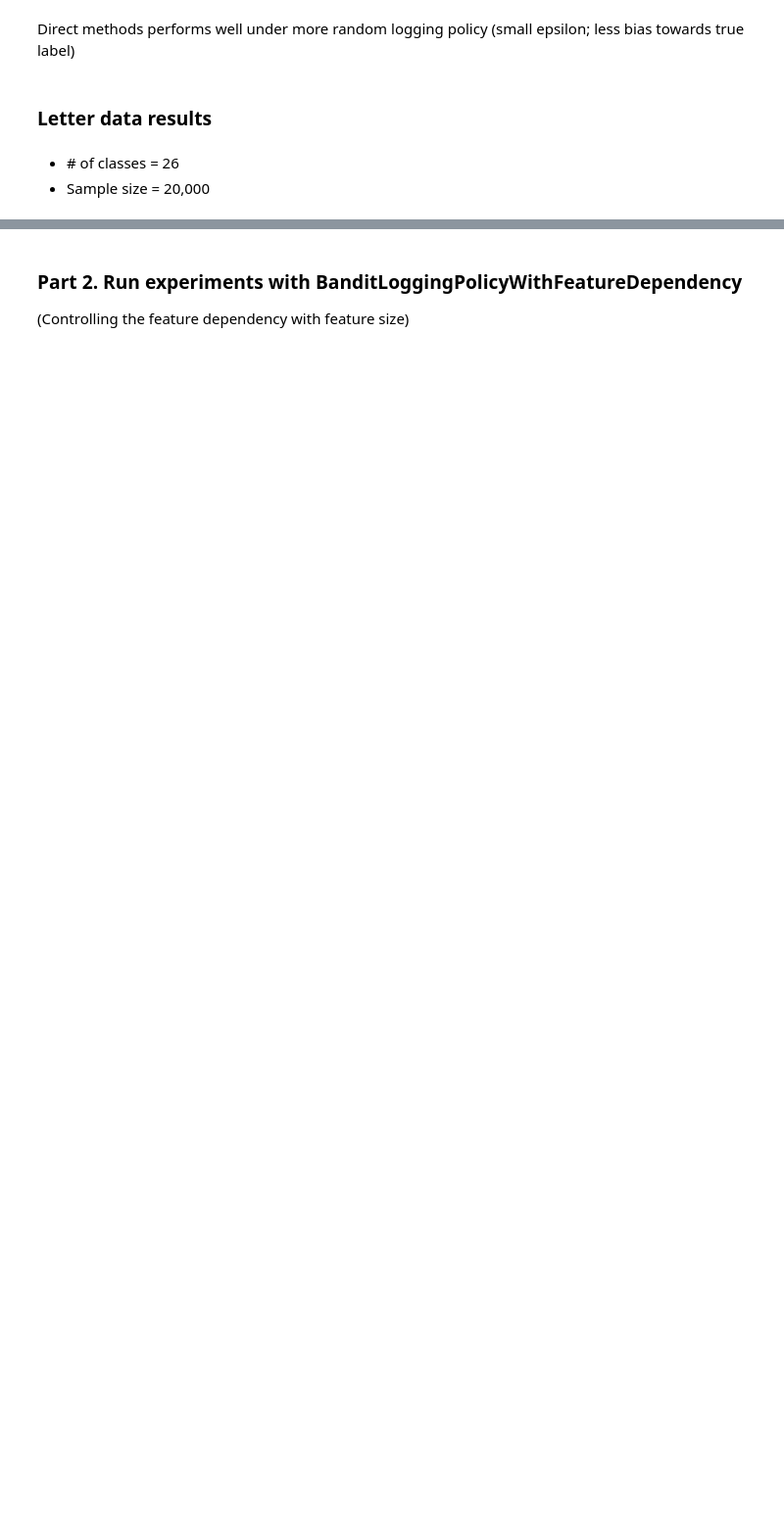
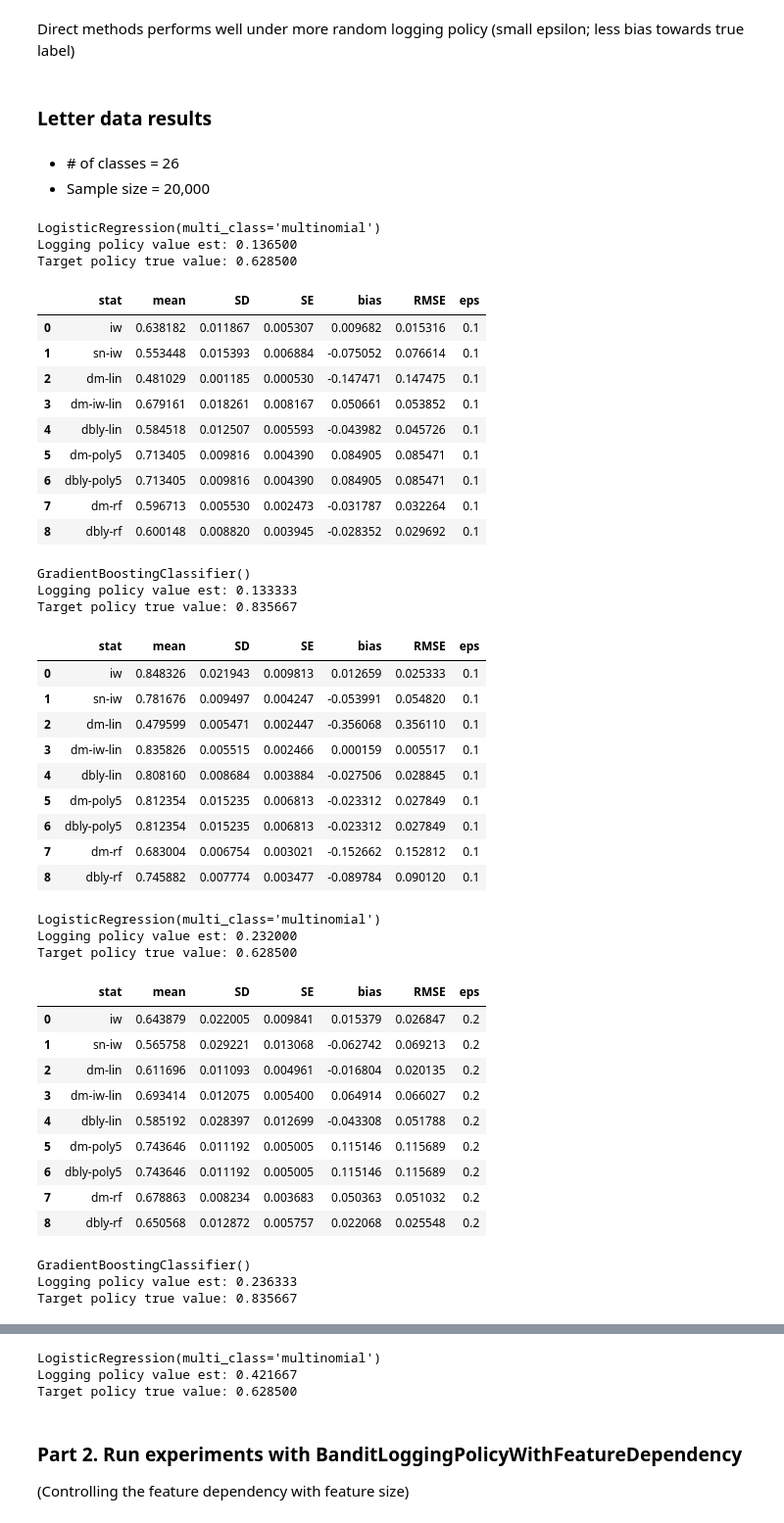
Before and after one commit to EricHe98/direct_method, a Jupyter notebook: notebooks/Offline-Bandit_Policy_Evaluation.ipynb, the cells around one changed output, grey strips where cells are left out. Shown at 98% size. Drawn from its saved outputs; the diff is of its cells as text; code cells hidden in the pictures; blank space fills up the shorter version.

```diff
--- a/notebooks/Offline-Bandit_Policy_Evaluation.ipynb
+++ b/notebooks/Offline-Bandit_Policy_Evaluation.ipynb
@@ -538,4 +586,47 @@ Direct methods performs well under more random logging policy (small epsilon; le
 - \# of classes = 26
 - Sample size = 20,000
 # %%
-letter_lr_results, letter_gb_results = run_experiments(letter_data, eps_list)
+letter_lr_results, letter_gb_results = run_experiments(letter_data, BanditLoggingPolicy, eps_list)
+# %% [output]
+LogisticRegression(multi_class='multinomial')
+Logging policy value est: 0.136500
+Target policy true value: 0.628500
+|  | stat | mean | SD | SE | bias | RMSE | eps |
+| 0 | iw | 0.638182 | 0.011867 | 0.005307 | 0.009682 | 0.015316 | 0.1 |
+| 1 | sn-iw | 0.553448 | 0.015393 | 0.006884 | -0.075052 | 0.076614 | 0.1 |
+| 2 | dm-lin | 0.481029 | 0.001185 | 0.000530 | -0.147471 | 0.147475 | 0.1 |
+| 3 | dm-iw-lin | 0.679161 | 0.018261 | 0.008167 | 0.050661 | 0.053852 | 0.1 |
+| 4 | dbly-lin | 0.584518 | 0.012507 | 0.005593 | -0.043982 | 0.045726 | 0.1 |
+| 5 | dm-poly5 | 0.713405 | 0.009816 | 0.004390 | 0.084905 | 0.085471 | 0.1 |
+| 6 | dbly-poly5 | 0.713405 | 0.009816 | 0.004390 | 0.084905 | 0.085471 | 0.1 |
+| 7 | dm-rf | 0.596713 | 0.005530 | 0.002473 | -0.031787 | 0.032264 | 0.1 |
+| 8 | dbly-rf | 0.600148 | 0.008820 | 0.003945 | -0.028352 | 0.029692 | 0.1 |
+GradientBoostingClassifier()
+Logging policy value est: 0.133333
+Target policy true value: 0.835667
+|  | stat | mean | SD | SE | bias | RMSE | eps |
+| 0 | iw | 0.848326 | 0.021943 | 0.009813 | 0.012659 | 0.025333 | 0.1 |
+| 1 | sn-iw | 0.781676 | 0.009497 | 0.004247 | -0.053991 | 0.054820 | 0.1 |
+| 2 | dm-lin | 0.479599 | 0.005471 | 0.002447 | -0.356068 | 0.356110 | 0.1 |
+| 3 | dm-iw-lin | 0.835826 | 0.005515 | 0.002466 | 0.000159 | 0.005517 | 0.1 |
+| 4 | dbly-lin | 0.808160 | 0.008684 | 0.003884 | -0.027506 | 0.028845 | 0.1 |
+| 5 | dm-poly5 | 0.812354 | 0.015235 | 0.006813 | -0.023312 | 0.027849 | 0.1 |
+| 6 | dbly-poly5 | 0.812354 | 0.015235 | 0.006813 | -0.023312 | 0.027849 | 0.1 |
+| 7 | dm-rf | 0.683004 | 0.006754 | 0.003021 | -0.152662 | 0.152812 | 0.1 |
+| 8 | dbly-rf | 0.745882 | 0.007774 | 0.003477 | -0.089784 | 0.090120 | 0.1 |
+LogisticRegression(multi_class='multinomial')
+Logging policy value est: 0.232000
+Target policy true value: 0.628500
+|  | stat | mean | SD | SE | bias | RMSE | eps |
+| 0 | iw | 0.643879 | 0.022005 | 0.009841 | 0.015379 | 0.026847 | 0.2 |
+| 1 | sn-iw | 0.565758 | 0.029221 | 0.013068 | -0.062742 | 0.069213 | 0.2 |
+| 2 | dm-lin | 0.611696 | 0.011093 | 0.004961 | -0.016804 | 0.020135 | 0.2 |
+| 3 | dm-iw-lin | 0.693414 | 0.012075 | 0.005400 | 0.064914 | 0.066027 | 0.2 |
+| 4 | dbly-lin | 0.585192 | 0.028397 | 0.012699 | -0.043308 | 0.051788 | 0.2 |
+| 5 | dm-poly5 | 0.743646 | 0.011192 | 0.005005 | 0.115146 | 0.115689 | 0.2 |
+| 6 | dbly-poly5 | 0.743646 | 0.011192 | 0.005005 | 0.115146 | 0.115689 | 0.2 |
+| 7 | dm-rf | 0.678863 | 0.008234 | 0.003683 | 0.050363 | 0.051032 | 0.2 |
+| 8 | dbly-rf | 0.650568 | 0.012872 | 0.005757 | 0.022068 | 0.025548 | 0.2 |
+GradientBoostingClassifier()
+Logging policy value est: 0.236333
+Target policy true value: 0.835667
@@ -541,0 +643,3 @@ letter_lr_results, letter_gb_results = run_experiments(letter_data, eps_list)
+LogisticRegression(multi_class='multinomial')
+Logging policy value est: 0.421667
+Target policy true value: 0.628500
```
Also changed, not shown: parts of 15 cells of this notebook.
